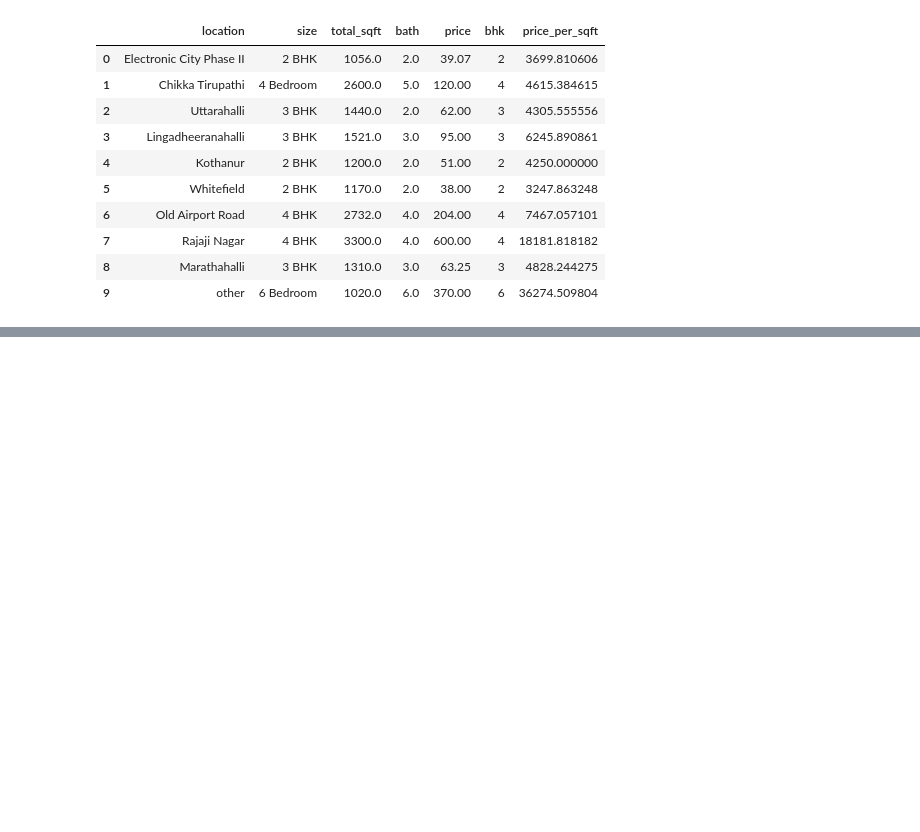
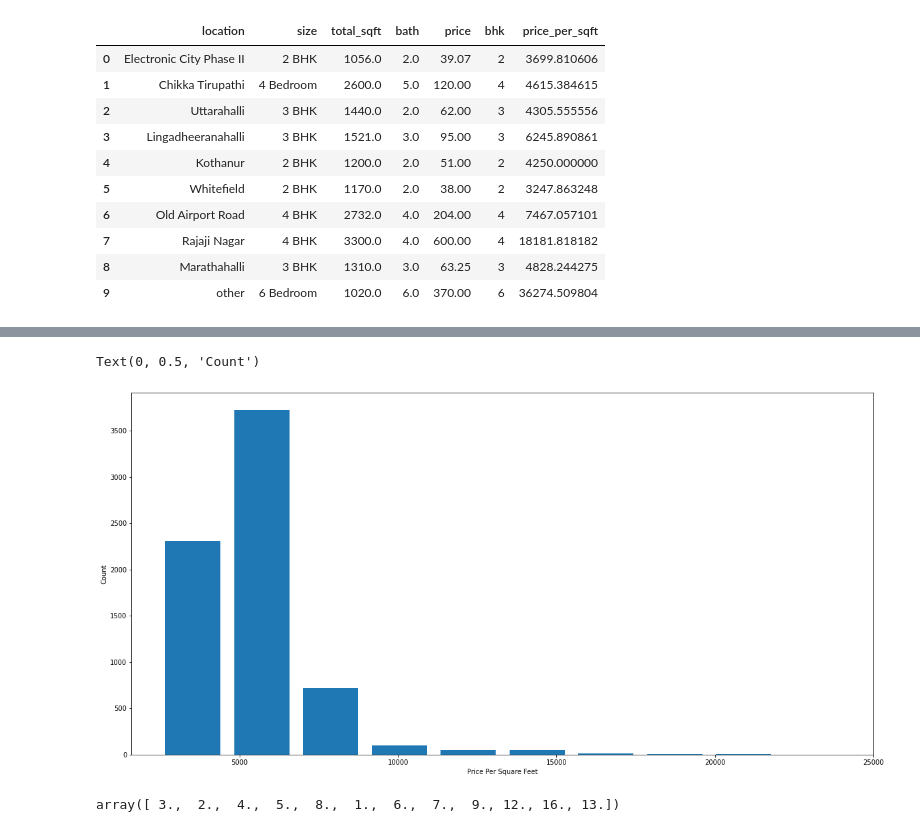
Before and after one commit to Agrim1210/Property-Price-Prediction, a Jupyter notebook: price_pred.ipynb, the cells around one changed output, grey strips where cells are left out. Drawn from its saved outputs; the diff is of its cells as text; code cells hidden in the pictures; blank space fills up the shorter version.

```diff
--- a/price_pred.ipynb
+++ b/price_pred.ipynb
@@ -245,0 +345,12 @@ df4.head(10)
+# %%
+matplotlib.rcParams['figure.figsize']=(20,10)
+plt.hist(df7.price_per_sqft,rwidth=0.8)
+plt.xlabel('Price Per Square Feet')
+plt.ylabel('Count')
+# %% [output]
+Text(0, 0.5, 'Count')
+[figure, added]
+# %%
+df7.bath.unique()
+# %% [output]
+array([ 3.,  2.,  4.,  5.,  8.,  1.,  6.,  7.,  9., 12., 16., 13.])
```
Also changed, not shown: parts of 17 cells of this notebook, 1 other file.
